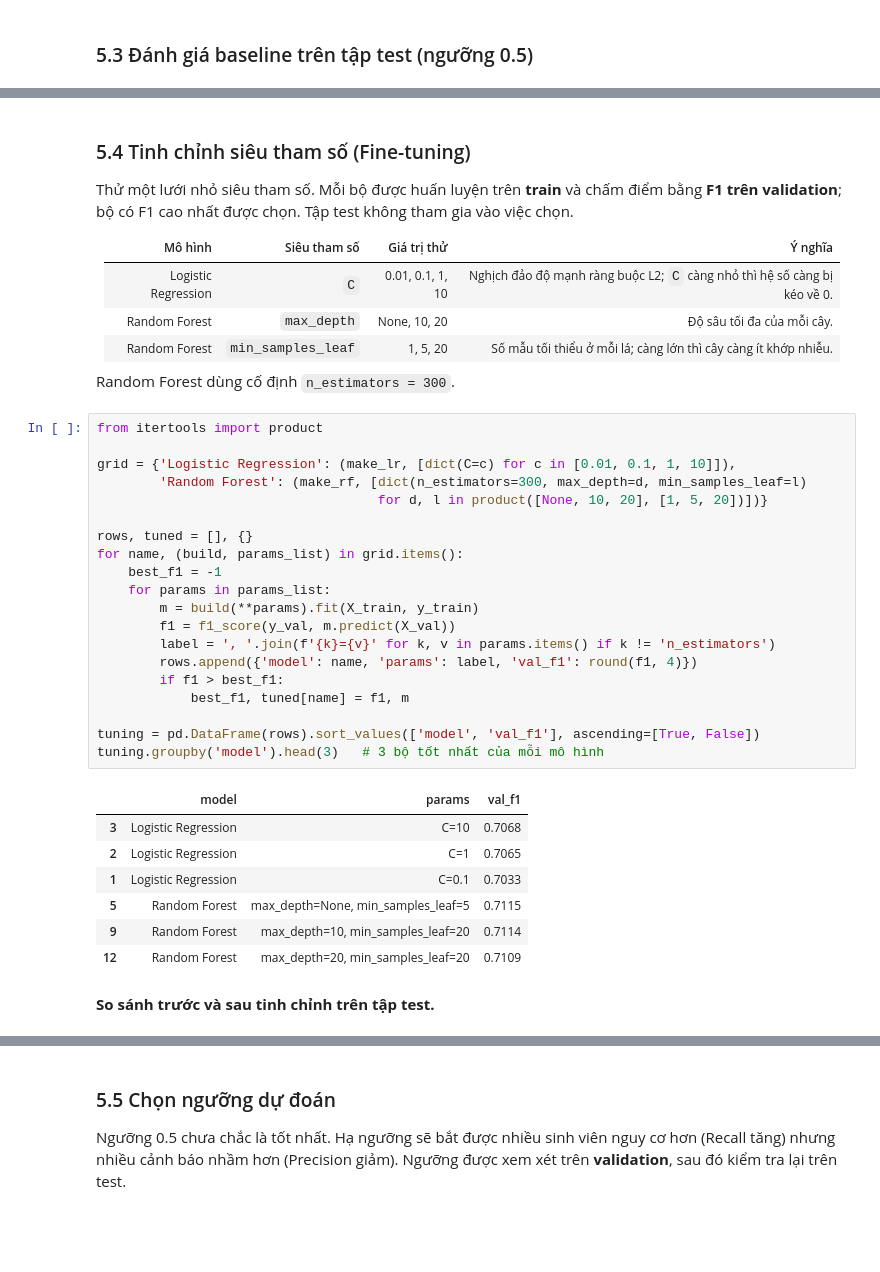
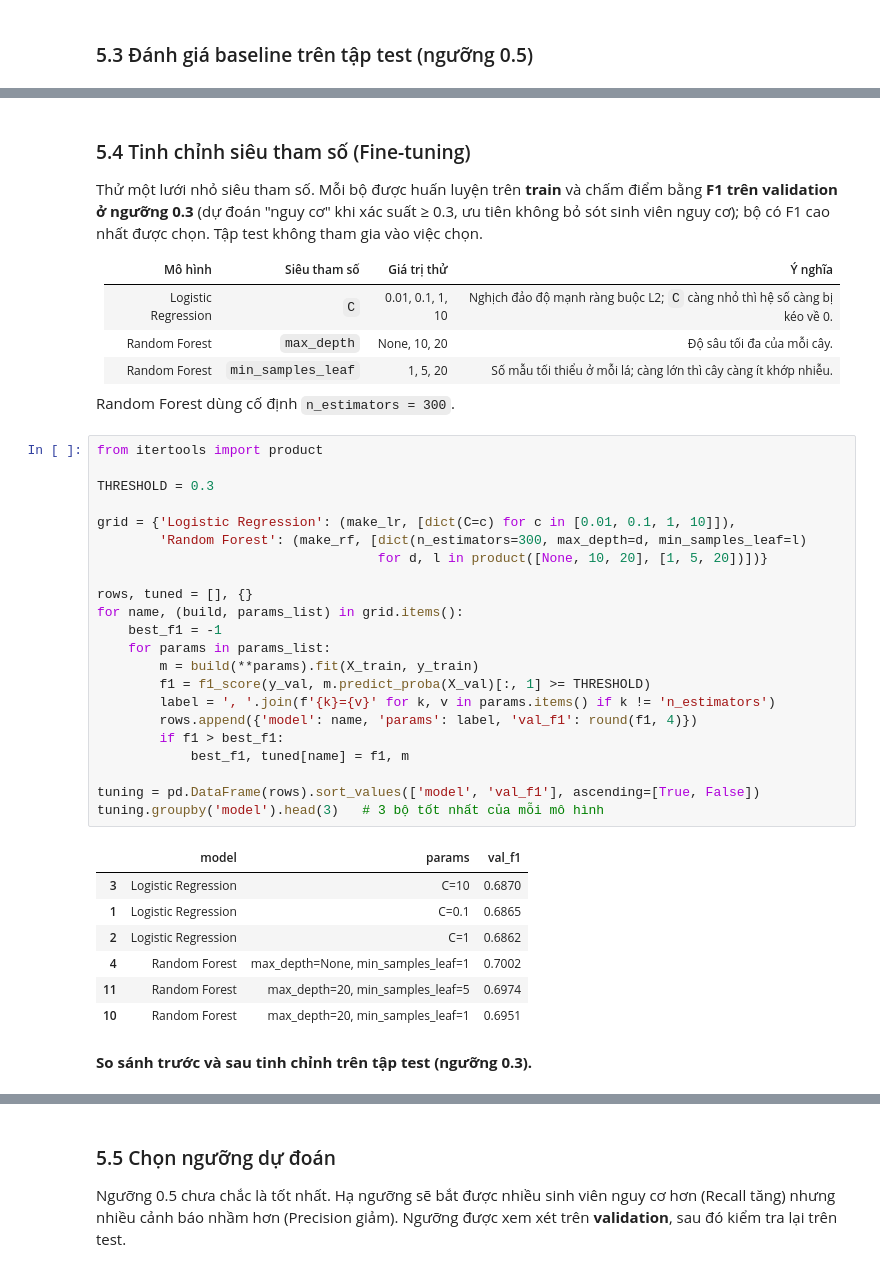
Before and after one commit to NguyenAnh1421/Early-Warning-At-Risk-Students-OULAD, a Jupyter notebook: G6_FINAL.ipynb, the cells around one changed output, grey strips where cells are left out. Saved outputs shown, nothing was run; the diff lists cells and outputs as text; blank space fills up the shorter version.

```diff
--- a/G6_FINAL.ipynb
+++ b/G6_FINAL.ipynb
@@ -812,7 +813,7 @@ evaluate(baseline, X_test, y_test)
 # %% [markdown]
 ### 5.4 Tinh chỉnh siêu tham số (Fine-tuning)
 
-Thử một lưới nhỏ siêu tham số. Mỗi bộ được huấn luyện trên **train** và chấm điểm bằng **F1 trên validation**; bộ có F1 cao nhất được chọn. Tập test không tham gia vào việc chọn.
+Thử một lưới nhỏ siêu tham số. Mỗi bộ được huấn luyện trên **train** và chấm điểm bằng **F1 trên validation ở ngưỡng 0.3** (dự đoán "nguy cơ" khi xác suất ≥ 0.3, ưu tiên không bỏ sót sinh viên nguy cơ); bộ có F1 cao nhất được chọn. Tập test không tham gia vào việc chọn.
 
 | Mô hình | Siêu tham số | Giá trị thử | Ý nghĩa |
 |---|---|---|---|
@@ -823,32 +824,34 @@ Thử một lưới nhỏ siêu tham số. Mỗi bộ được huấn luyện tr
 Random Forest dùng cố định `n_estimators = 300`.
 # %%
 from itertools import product
+
+THRESHOLD = 0.3
 
 grid = {'Logistic Regression': (make_lr, [dict(C=c) for c in [0.01, 0.1, 1, 10]]),
         'Random Forest': (make_rf, [dict(n_estimators=300, max_depth=d, min_samples_leaf=l)
                                     for d, l in product([None, 10, 20], [1, 5, 20])])}
 
 rows, tuned = [], {}
 for name, (build, params_list) in grid.items():
     best_f1 = -1
     for params in params_list:
         m = build(**params).fit(X_train, y_train)
-        f1 = f1_score(y_val, m.predict(X_val))
+        f1 = f1_score(y_val, m.predict_proba(X_val)[:, 1] >= THRESHOLD)
         label = ', '.join(f'{k}={v}' for k, v in params.items() if k != 'n_estimators')
         rows.append({'model': name, 'params': label, 'val_f1': round(f1, 4)})
         if f1 > best_f1:
             best_f1, tuned[name] = f1, m
 
 tuning = pd.DataFrame(rows).sort_values(['model', 'val_f1'], ascending=[True, False])
 tuning.groupby('model').head(3)   # 3 bộ tốt nhất của mỗi mô hình
 # %% [output]
 |  | model | params | val_f1 |
-| 3 | Logistic Regression | C=10 | 0.7068 |
-| 2 | Logistic Regression | C=1 | 0.7065 |
-| 1 | Logistic Regression | C=0.1 | 0.7033 |
-| 5 | Random Forest | max_depth=None, min_samples_leaf=5 | 0.7115 |
-| 9 | Random Forest | max_depth=10, min_samples_leaf=20 | 0.7114 |
-| 12 | Random Forest | max_depth=20, min_samples_leaf=20 | 0.7109 |
+| 3 | Logistic Regression | C=10 | 0.6870 |
+| 1 | Logistic Regression | C=0.1 | 0.6865 |
+| 2 | Logistic Regression | C=1 | 0.6862 |
+| 4 | Random Forest | max_depth=None, min_samples_leaf=1 | 0.7002 |
+| 11 | Random Forest | max_depth=20, min_samples_leaf=5 | 0.6974 |
+| 10 | Random Forest | max_depth=20, min_samples_leaf=1 | 0.6951 |
 # %% [markdown]
-**So sánh trước và sau tinh chỉnh trên tập test.**
+**So sánh trước và sau tinh chỉnh trên tập test (ngưỡng 0.3).**
 # %%
```
Also changed, not shown: parts of 7 cells of this notebook, 2 other files.
